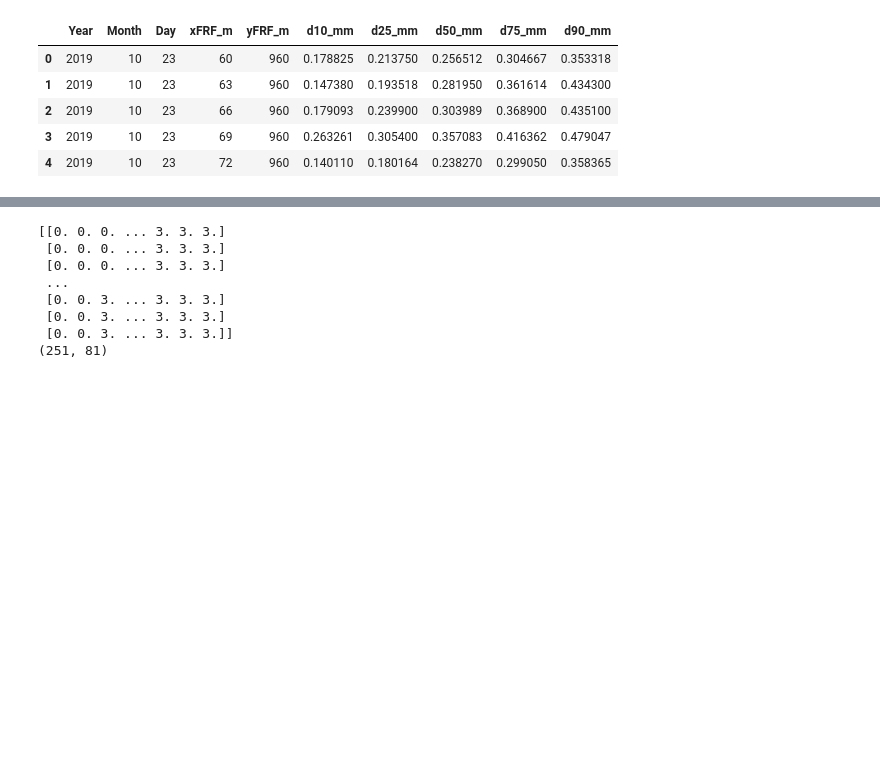
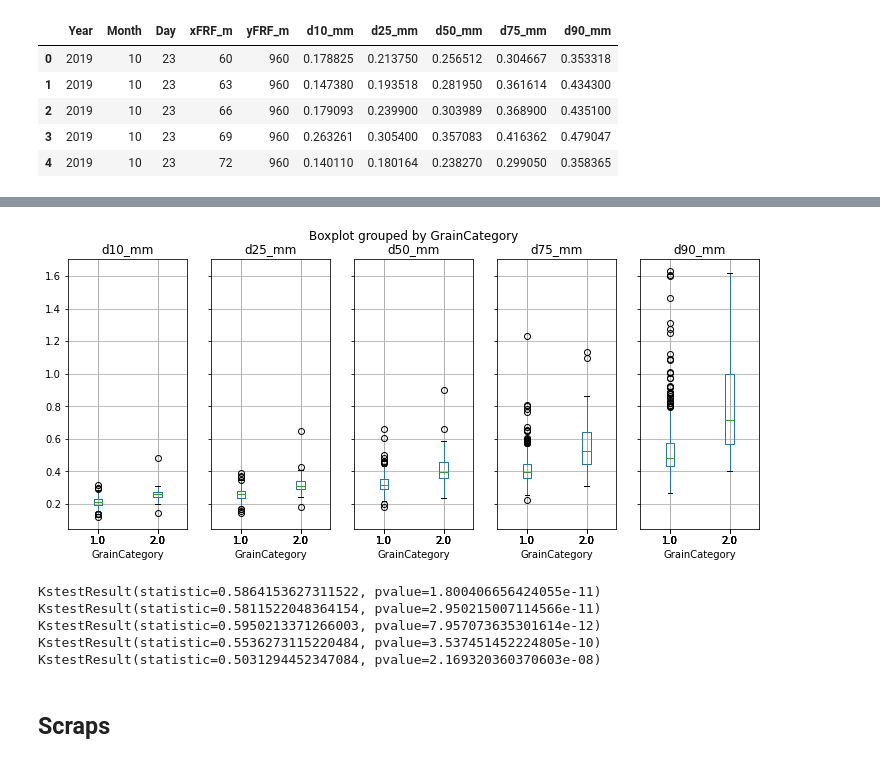
Before and after one commit to ebgoldstein/FRF_GrainSize, a Jupyter notebook: src/GrainSizeClasses_from_grids.ipynb, the cells around one changed output, grey strips where cells are left out. Drawn from its saved outputs; the diff is of its cells as text; code cells hidden in the pictures; blank space fills up the shorter version.

```diff
--- a/src/GrainSizeClasses_from_grids.ipynb
+++ b/src/GrainSizeClasses_from_grids.ipynb
@@ -13,6 +15,10 @@ GS.head()
 | 2 | 2019 | 10 | 23 | 66 | 960 | 0.179093 | 0.239900 | 0.303989 | 0.368900 | 0.435100 |
 | 3 | 2019 | 10 | 23 | 69 | 960 | 0.263261 | 0.305400 | 0.357083 | 0.416362 | 0.479047 |
 | 4 | 2019 | 10 | 23 | 72 | 960 | 0.140110 | 0.180164 | 0.238270 | 0.299050 | 0.358365 |
+# %%
+#if month or day are single value, add a zero
+GS['Month'] = GS['Month'].apply('{:0>2}'.format)
+GS['Day'] = GS['Day'].apply('{:0>2}'.format)
 # %%
 #open text file of the scene based on the Year, Month, Day
 #for examples: ../data/AeolisGrids/ML_grids/20191023.txt
@@ -22,0 +34,13 @@ GS['gridname'][0]
+# %%
+#Create the look up table to find the right index
+xgrid =np.loadtxt('../data/AeolisGrids/x.txt')
+ygrid =np.loadtxt('../data/AeolisGrids/y.txt')
+
+#get first row of x.. this tells you what column to be in
+xdim = xgrid[0, :]
+#take first column of y . this tells you what row to be in
+ydim = ygrid[:, 0]
+# %%
+#add empty column
+GS['GrainCategory'] = ''
+GS.head()
@@ -22,0 +54,18 @@ GS['gridname'][0]
+# %%
+#write a loop
+for idx, row in GS.iterrows():
+    #if file exists
+    if os.path.exists(row['gridname']):
+        #load the right grid
+        name = row['gridname']
+        grid = np.loadtxt(name)
+        #grab the index of the array based on these look up tables..
+        Xwhere = np.where(xdim == row['xFRF_m'])[0][0]
+        Ywhere = np.where(ydim == row['yFRF_m'])[0][0]
+        #get from the grid and put in dataframe
+        Gvalue = grid[Ywhere,Xwhere]
+        #print(Gvalue)
+        #GS['GrainCategory'] = Gvalue
+        GS.at[idx, 'GrainCategory'] = Gvalue
+
+GS.head()
@@ -23,16 +82,43 @@ GS['gridname'][0]
+# %%
+#make a box plot, but keep only 1, 2
+list1 = [1,2]
+
+fineCoarse = GS[GS.GrainCategory.isin(list1) == True]
+
+boxplot = fineCoarse.boxplot(column=['d10_mm','d25_mm','d50_mm', 'd75_mm','d90_mm'],
+                             by='GrainCategory',
+                            layout=(1,5),
+                            figsize=(12,5))
+# %% [output]
+[figure, added]
+# %%
+#KS test
+#https://docs.scipy.org/doc/scipy/reference/generated/scipy.stats.kstest.html
+
+#IF the p-value is lower than 0.05
+#we reject the null hypothesis: the data were not drawn from the same distribution.
+
+
+fine = GS[GS.GrainCategory.isin([1]) == True]
+coarse = GS[GS.GrainCategory.isin([2]) == True]
+
+print(stats.ks_2samp(fine['d10_mm'], coarse['d10_mm']))
+print(stats.ks_2samp(fine['d25_mm'], coarse['d25_mm']))
+print(stats.ks_2samp(fine['d50_mm'], coarse['d50_mm']))
+print(stats.ks_2samp(fine['d75_mm'], coarse['d75_mm']))
+print(stats.ks_2samp(fine['d90_mm'], coarse['d90_mm']))
+# %% [output]
+KstestResult(statistic=0.5864153627311522, pvalue=1.800406656424055e-11)
+KstestResult(statistic=0.5811522048364154, pvalue=2.950215007114566e-11)
+KstestResult(statistic=0.5950213371266003, pvalue=7.957073635301614e-12)
+KstestResult(statistic=0.5536273115220484, pvalue=3.537451452224805e-10)
+KstestResult(statistic=0.5031294452347084, pvalue=2.169320360370603e-08)
+# %% [markdown]
+## Scraps
 # %%
 grid = np.loadtxt(GS['gridname'][0])
 print(grid)
 print(grid.shape)
-# %% [output]
-[[0. 0. 0. ... 3. 3. 3.]
- [0. 0. 0. ... 3. 3. 3.]
- [0. 0. 0. ... 3. 3. 3.]
- ...
- [0. 0. 3. ... 3. 3. 3.]
- [0. 0. 3. ... 3. 3. 3.]
- [0. 0. 3. ... 3. 3. 3.]]
-(251, 81)
 # %%
 #find the class of the pixel at (xFRF_m, yFRF_m)..
 
```
Also changed, not shown: parts of 13 cells of this notebook, 1 other file.
